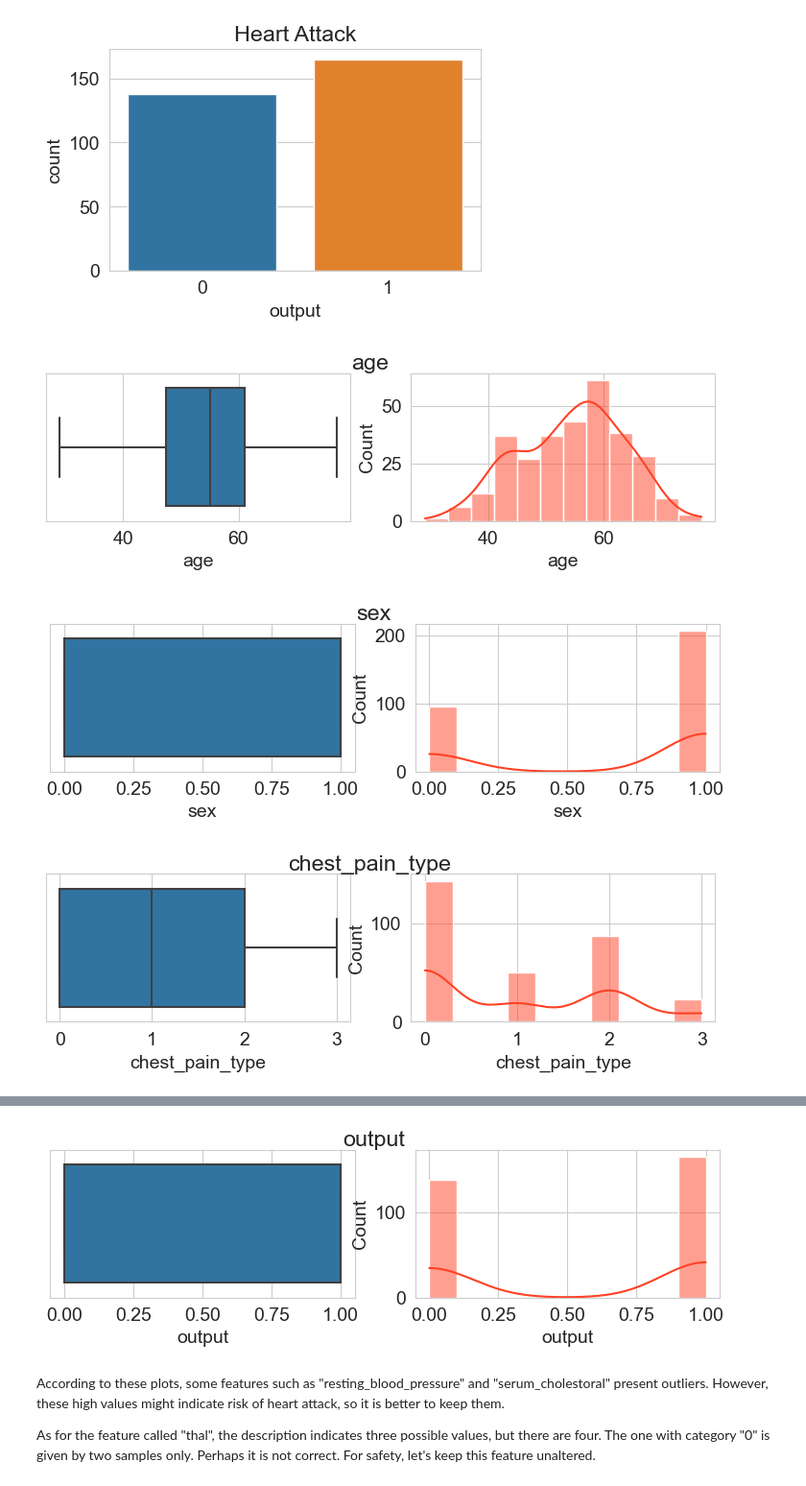
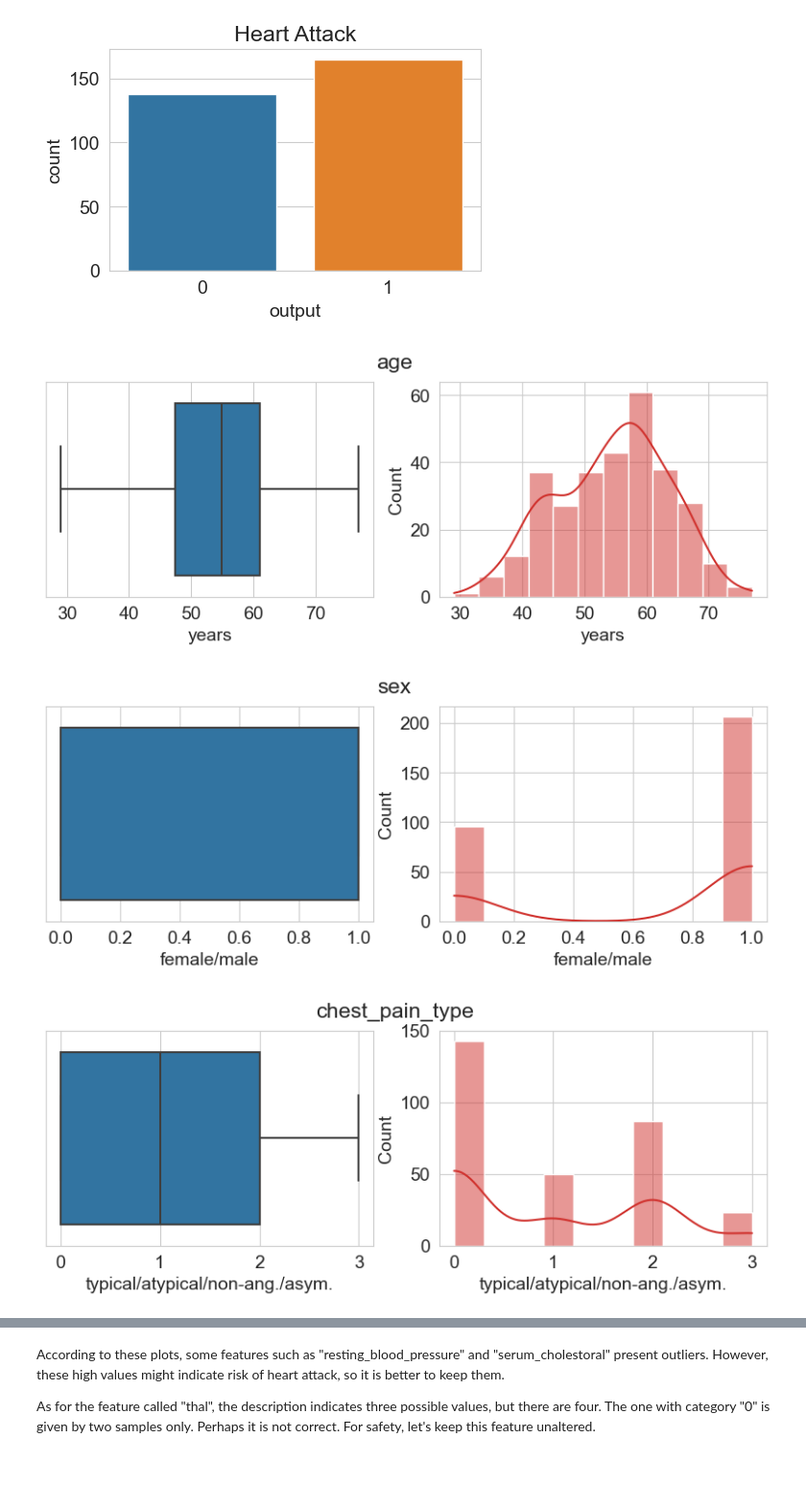
Before and after one commit to sergio-sanz-rodriguez/Heart-Disease-Prediction-ML, a Jupyter notebook: Ensemble Learning Architectures for Heart Disease Prediction.ipynb, the cells around one changed output, grey strips where cells are left out. Shown at 96% size. Drawn from its saved outputs; the diff is of its cells as text; code cells hidden in the pictures.

```diff
--- a/Ensemble Learning Architectures for Heart Disease Prediction.ipynb
+++ b/Ensemble Learning Architectures for Heart Disease Prediction.ipynb
@@ -512,8 +482,25 @@ ax = sns.countplot(x=df.output)
 [figure]
 # %%
 # Analysis of the distributions
-fig, ax = plot_distributions(df, figsize=(9,2))
+num_features = list(df.columns[df.dtypes!=object])
+num_features.remove('output')
+def plot_num(feature, units):
+    fig = plt.figure(figsize=(10,3))
+    axes = fig.add_subplot(121)
+    #,axes=plt.subplots(1,2)
+    sns.boxplot(data=df, x=feature, ax=axes)
+    plt.xlabel(units)
+    axes = fig.add_subplot(122)
+    sns.histplot(data=df, x=feature, ax=axes, color='#D0312D', kde=True)
+    plt.xlabel(units)
+    fig.set_size_inches(10, 3)
+    plt.suptitle(feature)  # Adds a title to the entire figure
+    plt.show()
+
+units = ['years','female/male','typical/atypical/non-ang./asym.','mm Hg','mg/dl','>120 mg/dl','normal/abnormal/hypertrophy','bps','yes/no','','up/flat/down','#','normal/fixed/defect']
+for idx, column in enumerate(num_features):
+    plot_num(column,units[idx])
 # %% [output]
-[figure, old version]
+[figure, new version]
-[figure, old version]
+[figure, new version]
-[figure, old version]
+[figure, new version]
@@ -530,4 +517,3 @@ fig, ax = plot_distributions(df, figsize=(9,2))
-[figure, removed]
 # %% [markdown]
 According to these plots, some features such as "resting_blood_pressure" and "serum_cholestoral" present outliers. However, these high values might indicate risk of heart attack, so it is better to keep them.
 
```
Also changed, not shown: parts of 4 cells of this notebook, 1 other file.
